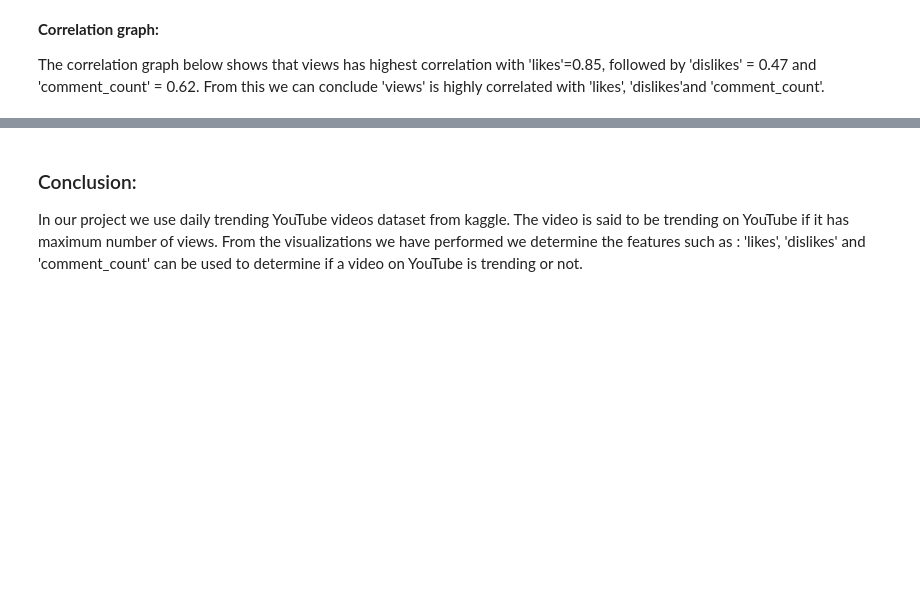
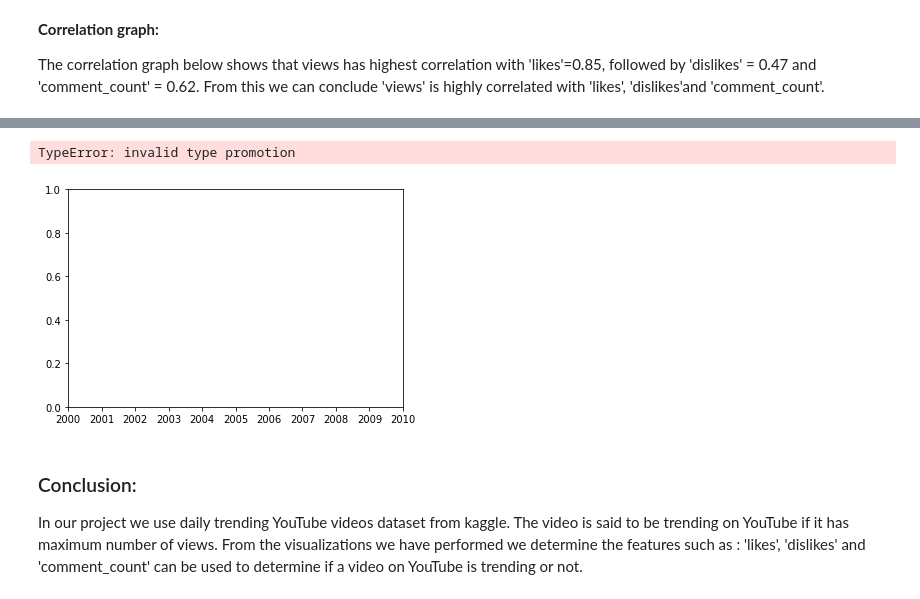
Before and after one commit to avijitj-hub/KDD-Project, a Jupyter notebook: Project - Deliverable 3.ipynb, the cells around one changed output, grey strips where cells are left out. Drawn from its saved outputs; the diff is of its cells as text; code cells hidden in the pictures; blank space fills up the shorter version.

```diff
--- a/Project - Deliverable 3.ipynb
+++ b/Project - Deliverable 3.ipynb
@@ -427,0 +439,10 @@ plt.show()
+# %%
+# Converting Datetime to date from Object type
+USvideo_df['trending_date'] = pd.to_datetime(USvideo_df['trending_date'])
+USvideo_df['trending_date'] = USvideo_df['trending_date'].dt.date
+USvideo_df['trending_date'] = pd.to_datetime(USvideo_df['trending_date'])
+
+USvideo_df['publish_date'] = pd.to_datetime(USvideo_df['publish_time'])
+USvideo_df['publish_date'] = USvideo_df['publish_date'].dt.date
+USvideo_df['publish_date'] = pd.to_datetime(USvideo_df['publish_date'])
+USvideo_df.info()
@@ -427,0 +467,5 @@ plt.show()
+# %%
+USvideo_df['NumberOfDays'] = pd.to_datetime(USvideo_df['trending_date']) - pd.to_datetime(USvideo_df['publish_date'])
+
+USvideo_df['NumberOfDays'] = USvideo_df.NumberOfDays.dt.days
+USvideo_df.info()
@@ -427,0 +490,4 @@ plt.show()
+# %%
+# Dropping records where publish date is greater than trending date, which is not possible.
+USvideo_df = USvideo_df[USvideo_df['NumberOfDays'] > 0]
+USvideo_df.info()
@@ -427,0 +512,3 @@ plt.show()
+# %%
+
+USvideo_df['day_of_week'] = USvideo_df['publish_date'].dt.weekday_name
@@ -428,3 +553,9 @@ plt.show()
+# %%
+plt.scatter(USvideo_df['channel_title'], USvideo_df['views']
+, s=1)
+# %% [output]
+TypeError: invalid type promotion
+[figure, added]
 # %% [markdown]
 ### Conclusion:
 
```
Also changed, not shown: parts of 7 cells of this notebook.
